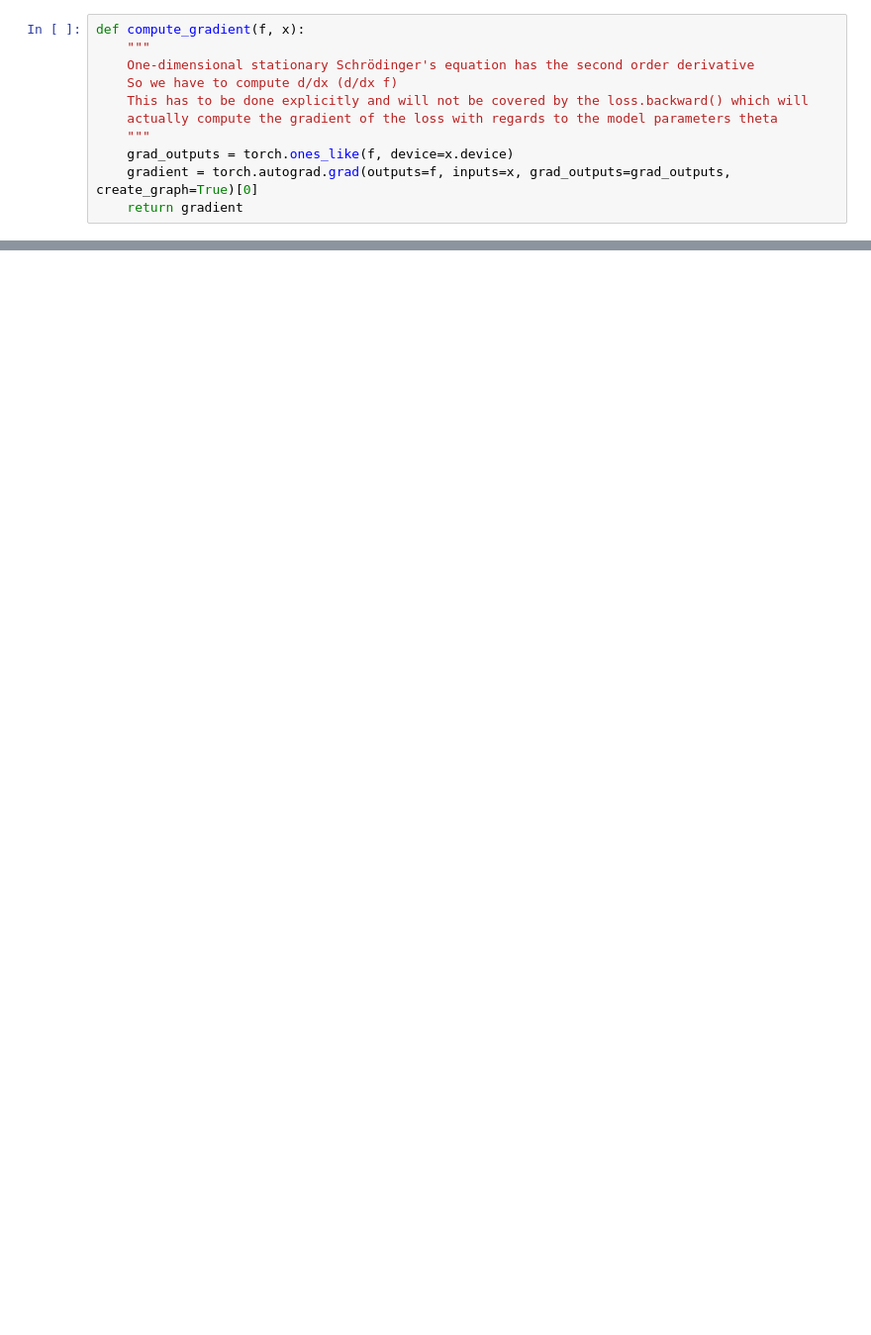
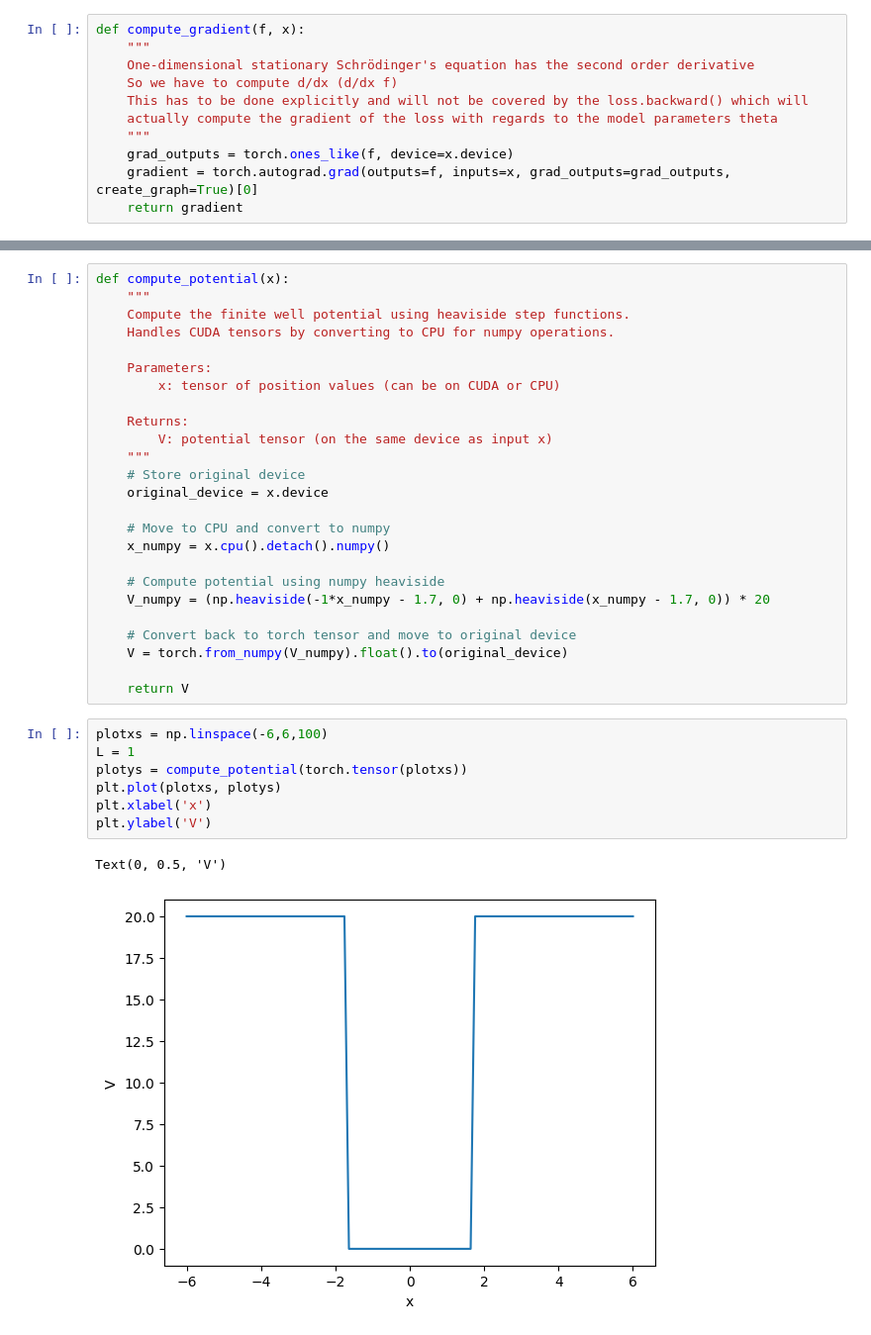
Before and after one commit to bornexmachina/eigen-pinns, a Jupyter notebook: quantum_pinns/single_finite_square_well.ipynb, the cells around one changed output, grey strips where cells are left out. Shown at 99% size. Drawn from its saved outputs; the diff is of its cells as text; blank space fills up the shorter version.

```diff
--- a/quantum_pinns/single_finite_square_well.ipynb
+++ b/quantum_pinns/single_finite_square_well.ipynb
@@ -116,2 +119,37 @@ class Quantum_NN(nn.Module):
 
         return network_prediction, learnable_lambda
+# %%
+def compute_potential(x):
+    """
+    Compute the finite well potential using heaviside step functions.
+    Handles CUDA tensors by converting to CPU for numpy operations.
+
+    Parameters:
+        x: tensor of position values (can be on CUDA or CPU)
+
+    Returns:
+        V: potential tensor (on the same device as input x)
+    """
+    # Store original device
+    original_device = x.device
+
+    # Move to CPU and convert to numpy
+    x_numpy = x.cpu().detach().numpy()
+
+    # Compute potential using numpy heaviside
+    V_numpy = (np.heaviside(-1*x_numpy - 1.7, 0) + np.heaviside(x_numpy - 1.7, 0)) * 20
+
+    # Convert back to torch tensor and move to original device
+    V = torch.from_numpy(V_numpy).float().to(original_device)
+
+    return V
+# %%
+plotxs = np.linspace(-6,6,100)
+L = 1
+plotys = compute_potential(torch.tensor(plotxs))
+plt.plot(plotxs, plotys)
+plt.xlabel('x')
+plt.ylabel('V')
+# %% [output]
+Text(0, 0.5, 'V')
+[figure, added]
```
Also changed, not shown: parts of 11 cells of this notebook, 4 other files.
